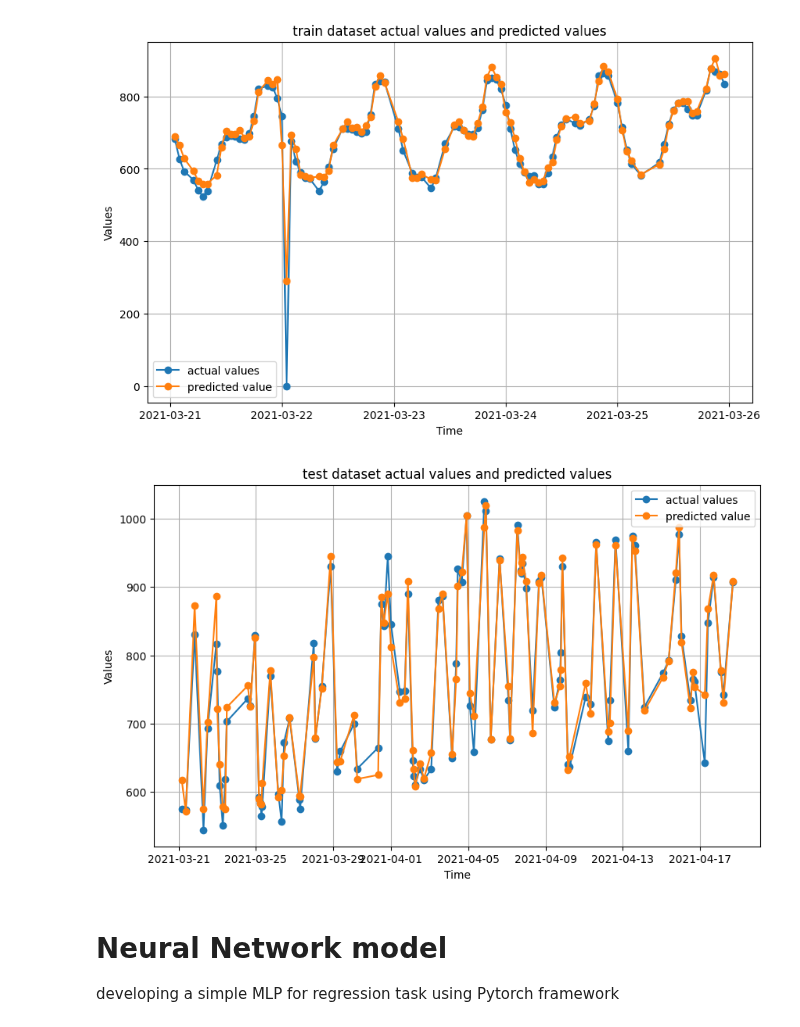
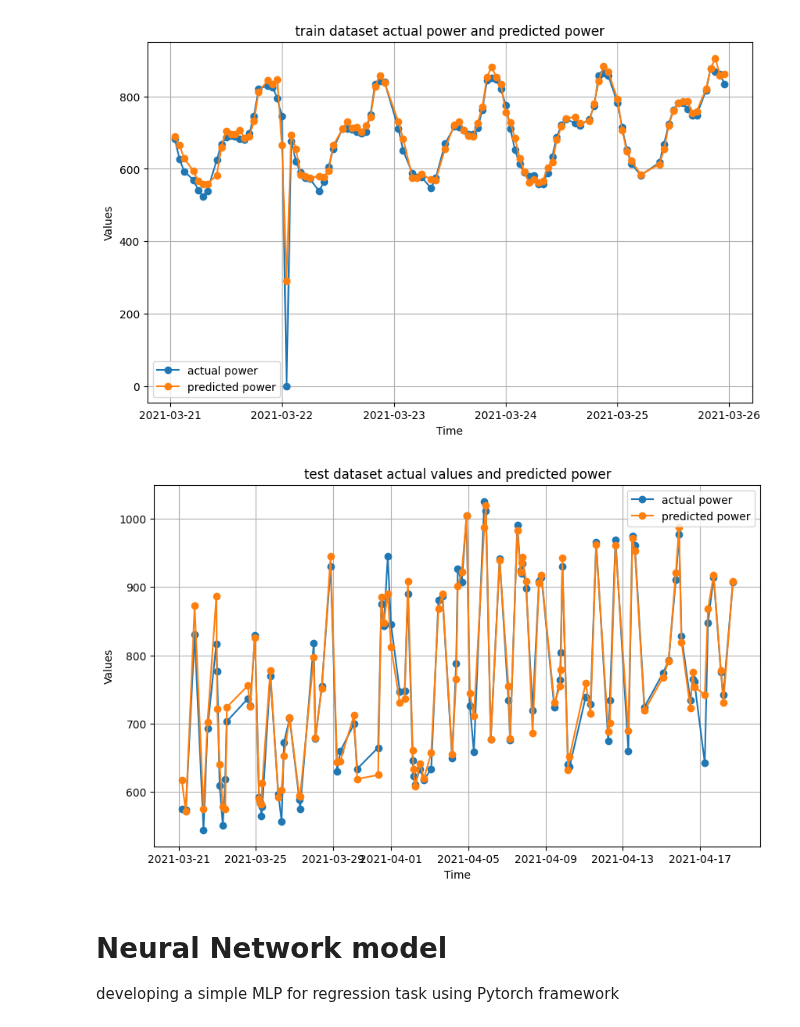
Before and after one commit to amirhosseinamerimanesh/Load-Forecasting-Machine-Learing, a Jupyter notebook: load_forecasting_ml.ipynb, the cells around one changed output. Saved outputs shown, nothing was run; the diff lists cells and outputs as text; code cells hidden in the pictures.

Commit message:
added some comments, changed the name "values" column to "power"

```diff
--- a/load_forecasting_ml.ipynb
+++ b/load_forecasting_ml.ipynb
@@ -152,8 +141,8 @@ concat_df["values"] = pd.to_numeric(concat_df['values'], errors='coerce').astype
 # %%
 # adding 3 more features, which are the values of three previous hours
-concat_df['one_hour_ago'] = concat_df['values'].shift(1)
-concat_df['two_hours_ago'] = concat_df['values'].shift(2)
-concat_df['three_hours_ago'] = concat_df['values'].shift(3)
+concat_df['one_hour_ago'] = concat_df['power'].shift(1)
+concat_df['two_hours_ago'] = concat_df['power'].shift(2)
+concat_df['three_hours_ago'] = concat_df['power'].shift(3)
 
 columns_to_fill = ['one_hour_ago', 'two_hours_ago', 'three_hours_ago']
 concat_df[columns_to_fill] = concat_df[columns_to_fill].fillna(method='bfill')
@@ -177,17 +151,9 @@ Index(['time', 'values', 'temp', 'up_of_month', 'down_of_month', 'sin_day',
 # %% [markdown]
 ## hyper parametere tuning
 # %%
-import lightgbm as lgb
-import numpy as np
-import pandas as pd
-from sklearn.model_selection import train_test_split, KFold
-from sklearn.metrics import mean_squared_error
-from bayes_opt import BayesianOptimization
-
-
 # Drop any other columns that are not features or the target variable
-features = concat_df.drop(columns=['values','time'],axis =1)
-target = concat_df['values']
+features = concat_df.drop(columns=['power','time'],axis =1)
+target = concat_df['power']
 
 # Split the data into training and testing sets
 X_train, X_test, y_train, y_test = train_test_split(features, target, test_size=0.15, random_state=42)
@@ -333,9 +299,9 @@ print(f"Final model RMSE on the train set: {rmse_train}")
 Final model RMSE on the train set: 0.065929466080156
 # %%
-actual_test_values = concat_df.loc[X_test.index, ['time','values']].sort_index()
-actual_test_values['predicted_values'] = final_model.predict(X_test.sort_index())
+actual_test_values = concat_df.loc[X_test.index, ['time','power']].sort_index()
+actual_test_values['predicted_power'] = final_model.predict(X_test.sort_index())
 print(actual_train_values.head())
-rmse_test = np.sqrt(mean_squared_error(actual_test_values['values'], actual_test_values['predicted_values']))
+rmse_test = np.sqrt(mean_squared_error(actual_test_values['power'], actual_test_values['predicted_power']))
 print(f"Final model RMSE on the test set: {rmse_test}")
 # %% [output]
 [LightGBM] [Warning] feature_fraction is set=0.8861754497516044, colsample_bytree=1.0 will be ignored. Current value: feature_fraction=0.8861754497516044
@@ -351,11 +317,11 @@ Final model RMSE on the test set: 0.0886802089710797
 # %% [markdown]
 ### denormalization stage
 # %%
-actual_train_values['values'] = (actual_train_values['values']*concat_df_value_std) +concat_df_value_mean
-actual_train_values['predicted_values'] = (actual_train_values['predicted_values']*concat_df_value_std) +concat_df_value_mean
+actual_train_values['power'] = (actual_train_values['power']*concat_df_value_std) +concat_df_value_mean
+actual_train_values['predicted_power'] = (actual_train_values['predicted_power']*concat_df_value_std) +concat_df_value_mean
 
-actual_test_values['values'] = (actual_test_values['values']*concat_df_value_std) +concat_df_value_mean
-actual_test_values['predicted_values'] = (actual_test_values['predicted_values']*concat_df_value_std) +concat_df_value_mean
+actual_test_values['power'] = (actual_test_values['power']*concat_df_value_std) +concat_df_value_mean
+actual_test_values['predicted_power'] = (actual_test_values['predicted_power']*concat_df_value_std) +concat_df_value_mean
 # %% [markdown]
 ### plots
 # %%
@@ -379,18 +345,18 @@ plt.show()
 # %%
 # Plotting
 plt.figure(figsize=(10, 6))
 
 # Plotting Value1 against Time
-plt.plot(actual_test_values['time'][:100], actual_test_values['values'][:100], label='actual values', marker='o', linestyle='-')
+plt.plot(actual_test_values['time'][:100], actual_test_values['power'][:100], label='actual power', marker='o', linestyle='-')
 
 # Plotting Value2 against Time
-plt.plot(actual_test_values['time'][:100], actual_test_values['predicted_values'][:100], label='predicted value', marker='o', linestyle='-')
+plt.plot(actual_test_values['time'][:100], actual_test_values['predicted_power'][:100], label='predicted power', marker='o', linestyle='-')
 
-plt.title('test dataset actual values and predicted values')
+plt.title('test dataset actual values and predicted power')
 plt.xlabel('Time')
 plt.ylabel('Values')
 plt.legend()
 plt.grid(True)
 plt.show()
 # %% [output]
-[figure, old version]
+[figure, new version]
```
Also changed, not shown: parts of 26 cells of this notebook.
